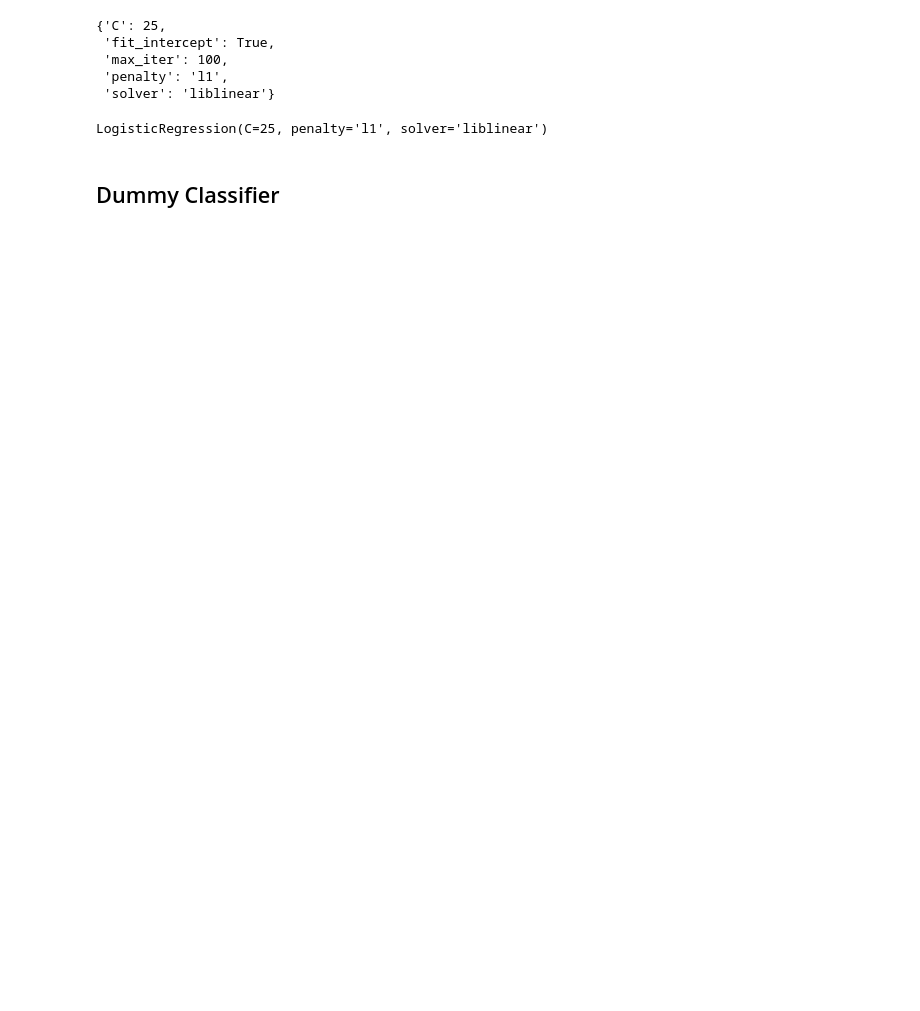
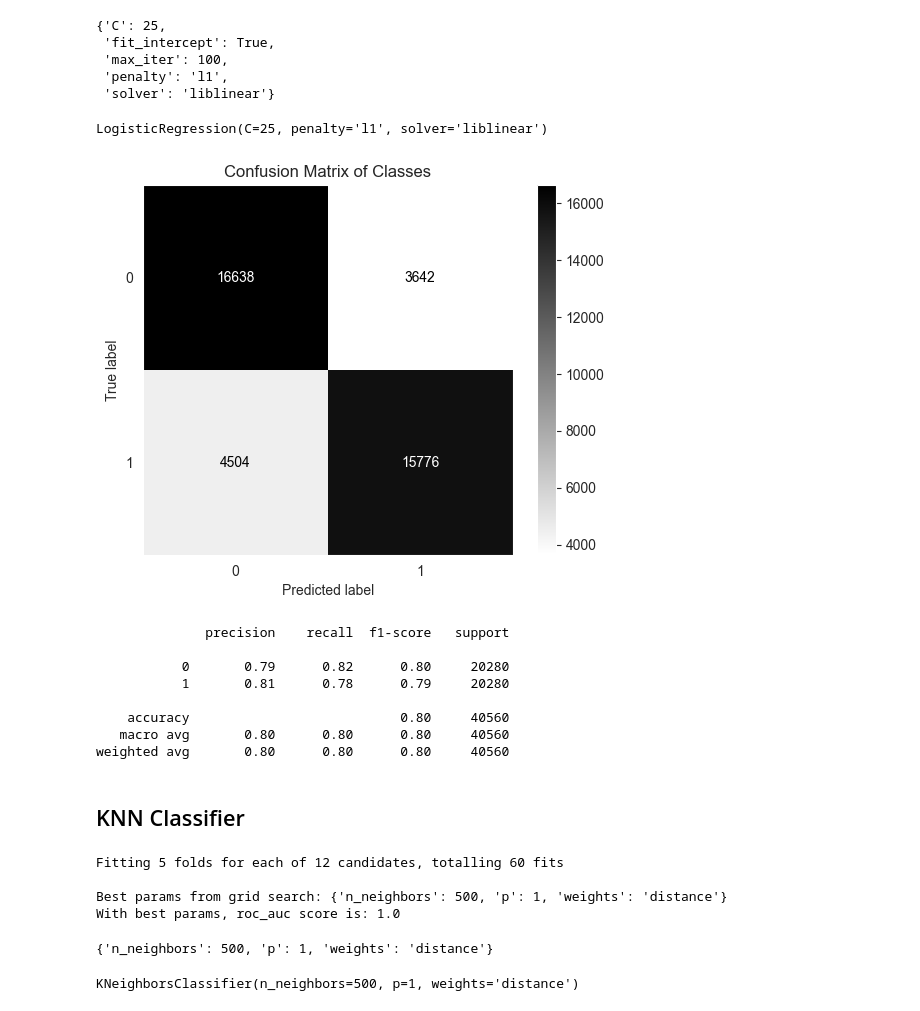
Before and after one commit to Code2Drift/Aditya_MLPROCESS, a Jupyter notebook: modelling.ipynb, the cells around one changed output. Saved outputs shown, nothing was run; the diff lists cells and outputs as text; code cells hidden in the pictures; blank space fills up the shorter version.

```diff
--- a/modelling.ipynb
+++ b/modelling.ipynb
@@ -120,14 +142,26 @@ Based on the previous exercises, there are 3 algorithms that performed well on t
 # %%
 def gridsearch_train(classifier, hyperparams: dict, CPU_unit, train_input:pd.DataFrame, train_output:pd.DataFrame):
     estimator = GridSearchCV(
-        estimator=classifier, param_grid=hyperparams, scoring='f1', verbose=3, n_jobs=CPU_unit, cv=3, error_score='raise')
+        estimator=classifier, param_grid=hyperparams, scoring='roc_auc', verbose=3, n_jobs=CPU_unit, cv=5, error_score='raise')
     estimator.fit(train_input, train_output)
 
     optimal_params = estimator.best_params_
     print(f"\nBest params from grid search: {optimal_params}")
-    print(f"With best params, f1 score is: {estimator.best_score_}")
+    print(f"With best params, roc_auc score is: {round(estimator.best_score_,2)}")
 
     return optimal_params
+
+def eval_classification(y_true, y_pred, classifier):
+    y_true_arr = np.array(y_true.copy(), dtype='int32')
+    y_pred_arr = np.array(y_pred.copy(), dtype='int32')
+
+    disp =ConfusionMatrixDisplay(confusion_matrix(y_true_arr, y_pred_arr), display_labels=classifier.classes_)
+    disp.plot(cmap='binary', colorbar=True, values_format='d')
+    plt.grid(False)
+    plt.title("Confusion Matrix of Classes")
+    plt.show()
+
+    print(f"\n{classification_report(y_true_arr, y_pred_arr)}")
 # %%
 ####'#### XGBoost
 clf_xgb = XGBClassifier(objective="binary:logistic", subsample=0.9, colsample_bytree=0.5, seed=SEED_ST)
@@ -229,13 +277,13 @@ clf_lgreg = LogisticRegression(random_state=SEED_ST)
 #################################################################################
 
 
-lgreg_params_2 = {
-    "penalty"           : ['l1'],
-    "C"                 : [0.1, 1, 10],
-    "fit_intercept"     : [True],
-    "solver"            : ['liblinear'],
-    "max_iter"          : [10, 50, 100],
-}
+# lgreg_params_2 = {
+#     "penalty"           : ['l1'],
+#     "C"                 : [0.1, 1, 10],
+#     "fit_intercept"     : [True],
+#     "solver"            : ['liblinear'],
+#     "max_iter"          : [10, 50, 100],
+# }
 
 ###################################  Results ####################################
 # Best params from grid search: {'C': 10, 'fit_intercept': True, 'max_iter': 10, 'penalty': 'l1', 'solver': 'liblinear'}
@@ -252,9 +300,5 @@ lgreg_params_3 = {
     "max_iter"          : [100],
 }
 
-
-X_train_lgreg = np.ascontiguousarray(X_train_ros)
-y_train_lgreg = np.ascontiguousarray(y_train_ros)
-
-lgreg_opt_params = gridsearch_train(clf_lgreg, hyperparams=lgreg_params_3, CPU_unit=10, train_input=X_train_lgreg, train_output=y_train_lgreg)
+lgreg_opt_params = gridsearch_train(clf_lgreg, hyperparams=lgreg_params_3, CPU_unit=10, train_input=X_train_ros, train_output=y_train_array)
 # %% [output]
@@ -272,8 +316,22 @@ lgreg_opt_params
  'solver': 'liblinear'}
 # %%
 best_lgreg = LogisticRegression(**lgreg_opt_params)
-best_lgreg.fit(X_train_lgreg, y_train_lgreg)
+best_lgreg.fit(X_train_ros, y_train_array)
 # %% [output]
 LogisticRegression(C=25, penalty='l1', solver='liblinear')
+# %%
+y_pred_lgreg = best_lgreg.predict(X_train_ros)
+
+eval_classification(y_train_array, y_pred_lgreg, best_lgreg)
+# %% [output]
+[figure, added]
+              precision    recall  f1-score   support
+
+           0       0.79      0.82      0.80     20280
+           1       0.81      0.78      0.79     20280
+
+    accuracy                           0.80     40560
+   macro avg       0.80      0.80      0.80     40560
+weighted avg       0.80      0.80      0.80     40560
 # %% [markdown]
-## Dummy Classifier
+## KNN Classifier
@@ -285,0 +347,14 @@ dum_params_1 = {
+# %%
+KNN_opt_params = gridsearch_train(clf_KNN, hyperparams=KNN_params_1, CPU_unit=10, train_input=X_train_ros, train_output=y_train_array)
+# %% [output]
+Fitting 5 folds for each of 12 candidates, totalling 60 fits
+
+Best params from grid search: {'n_neighbors': 500, 'p': 1, 'weights': 'distance'}
+With best params, roc_auc score is: 1.0
+# %%
+print(KNN_opt_params)
+best_knn = KNeighborsClassifier(**KNN_opt_params)
+best_knn.fit(X_train_lgreg, y_train_lgreg)
+# %% [output]
+{'n_neighbors': 500, 'p': 1, 'weights': 'distance'}
+KNeighborsClassifier(n_neighbors=500, p=1, weights='distance')
```
Also changed, not shown: parts of 24 cells of this notebook, 3 other files.
